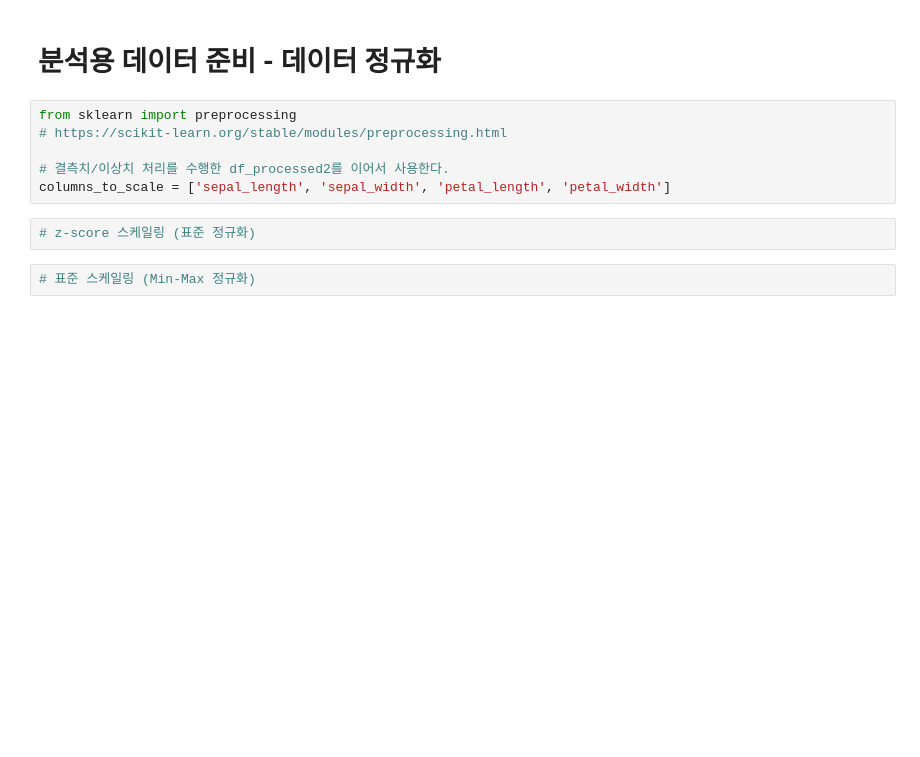
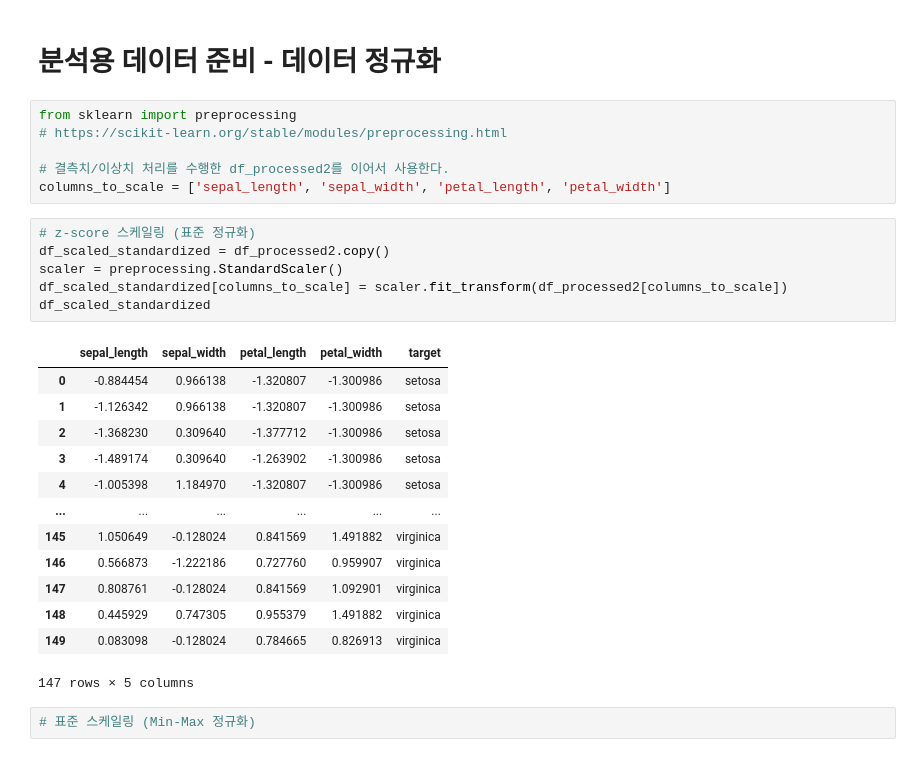
Before and after one commit to Hataeju/DATAPREPROCESSING, a Jupyter notebook: 전처리.ipynb, the cells around one changed output. Cells and saved outputs as stored; diff of their text form; blank space fills up the shorter version.

```diff
--- a/전처리.ipynb
+++ b/전처리.ipynb
@@ -311,6 +311,24 @@ from sklearn import preprocessing
 columns_to_scale = ['sepal_length', 'sepal_width', 'petal_length', 'petal_width']
 # %%
 # z-score 스케일링 (표준 정규화)
+df_scaled_standardized = df_processed2.copy()
+scaler = preprocessing.StandardScaler()
+df_scaled_standardized[columns_to_scale] = scaler.fit_transform(df_processed2[columns_to_scale])
+df_scaled_standardized
+# %% [output]
+|  | sepal_length | sepal_width | petal_length | petal_width | target |
+| 0 | -0.884454 | 0.966138 | -1.320807 | -1.300986 | setosa |
+| 1 | -1.126342 | 0.966138 | -1.320807 | -1.300986 | setosa |
+| 2 | -1.368230 | 0.309640 | -1.377712 | -1.300986 | setosa |
+| 3 | -1.489174 | 0.309640 | -1.263902 | -1.300986 | setosa |
+| 4 | -1.005398 | 1.184970 | -1.320807 | -1.300986 | setosa |
+| ... | ... | ... | ... | ... | ... |
+| 145 | 1.050649 | -0.128024 | 0.841569 | 1.491882 | virginica |
+| 146 | 0.566873 | -1.222186 | 0.727760 | 0.959907 | virginica |
+| 147 | 0.808761 | -0.128024 | 0.841569 | 1.092901 | virginica |
+| 148 | 0.445929 | 0.747305 | 0.955379 | 1.491882 | virginica |
+| 149 | 0.083098 | -0.128024 | 0.784665 | 0.826913 | virginica |
+147 rows × 5 columns
 # %%
 # 표준 스케일링 (Min-Max 정규화)
 # %%
```
Also changed, not shown: parts of 1 cell of this notebook.
